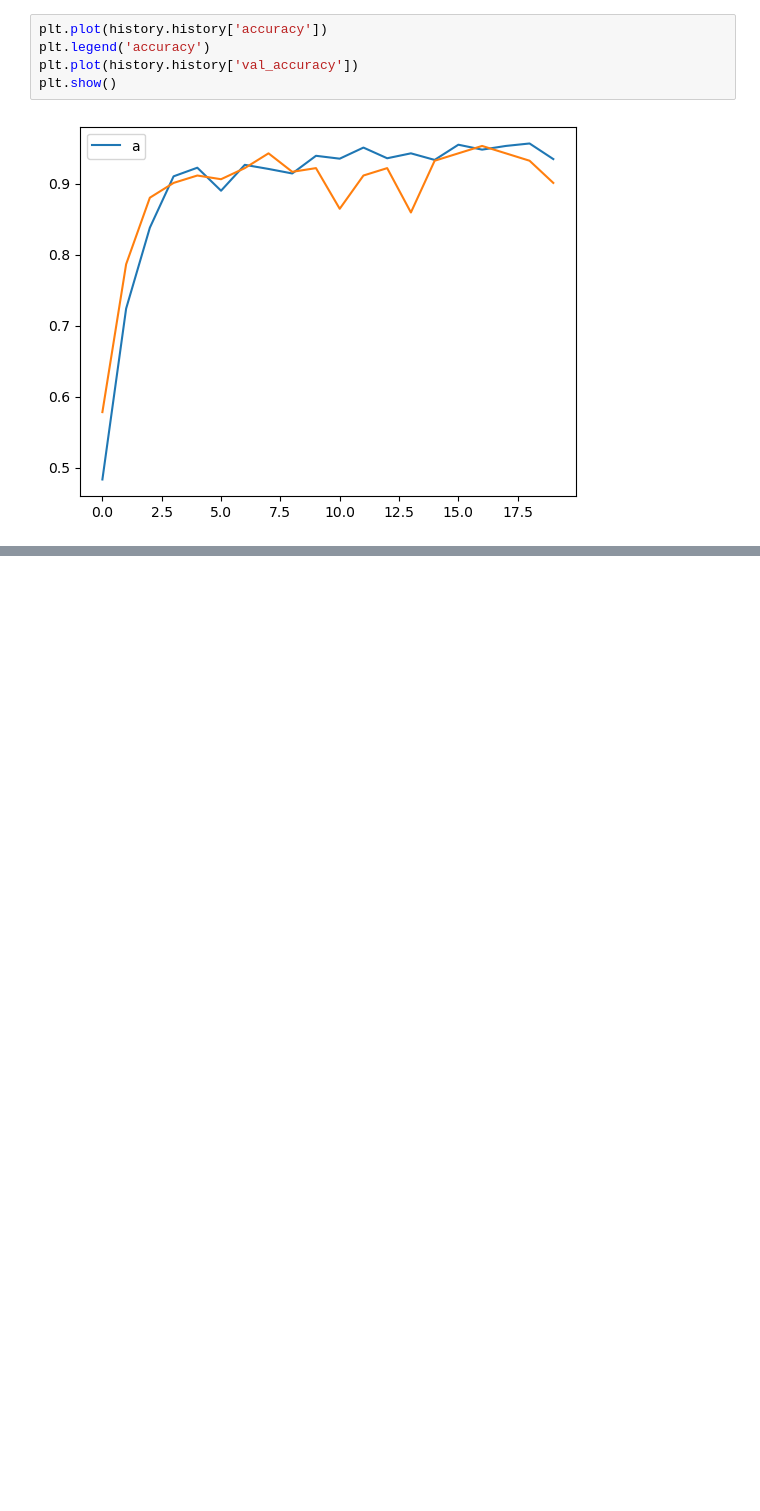
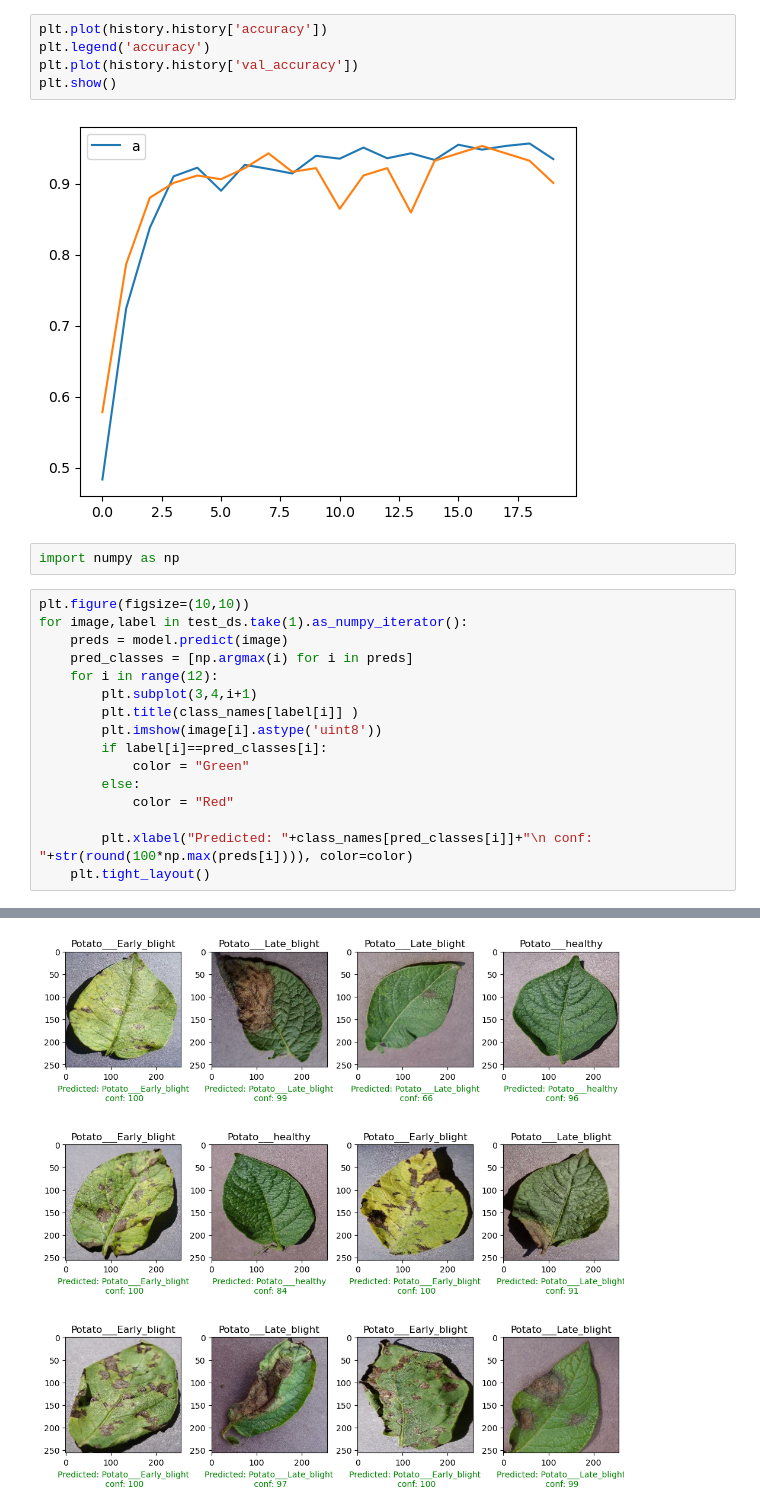
Before and after one commit to LLWICK/-Potato_Disease_Classification_CNN, a Jupyter notebook: training/Training.ipynb, the cells around one changed output, grey strips where cells are left out. Saved outputs shown, nothing was run; the diff lists cells and outputs as text; blank space fills up the shorter version.

Commit message:
model finalized

```diff
--- a/training/Training.ipynb
+++ b/training/Training.ipynb
@@ -218,3 +218,22 @@ plt.plot(history.history['val_accuracy'])
 plt.show()
 # %% [output]
 [figure]
+# %%
+import numpy as np
+# %%
+plt.figure(figsize=(10,10))
+for image,label in test_ds.take(1).as_numpy_iterator():
+    preds = model.predict(image)
+    pred_classes = [np.argmax(i) for i in preds]
+    for i in range(12):
+        plt.subplot(3,4,i+1)
+        plt.title(class_names[label[i]] )
+        plt.imshow(image[i].astype('uint8'))
+        if label[i]==pred_classes[i]:
+            color = "Green"
+        else:
+            color = "Red"
+
+        plt.xlabel("Predicted: "+class_names[pred_classes[i]]+"\n conf: "+str(round(100*np.max(preds[i]))), color=color)
+    plt.tight_layout()
+# %% [output]
@@ -220,0 +241 @@ plt.show()
+[figure, added]
```
Also changed, not shown: parts of 2 cells of this notebook, 1 other file.
